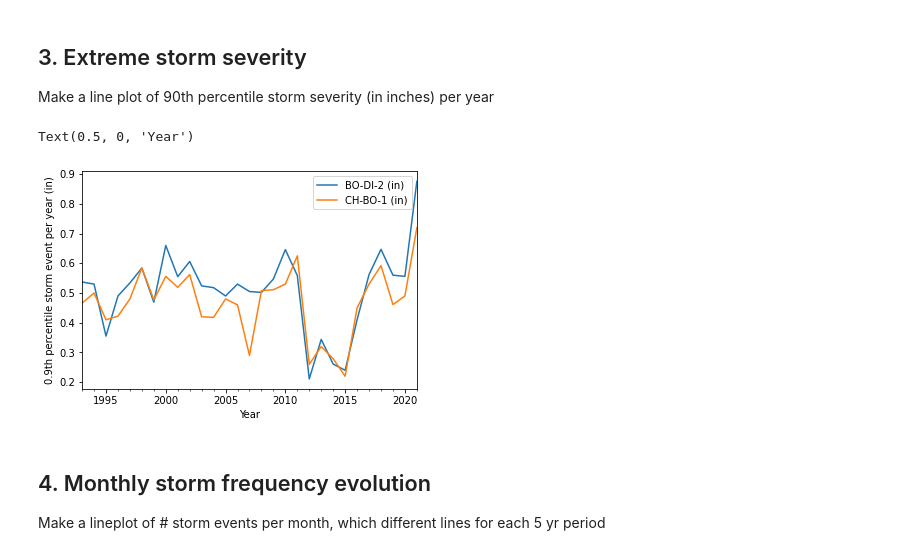
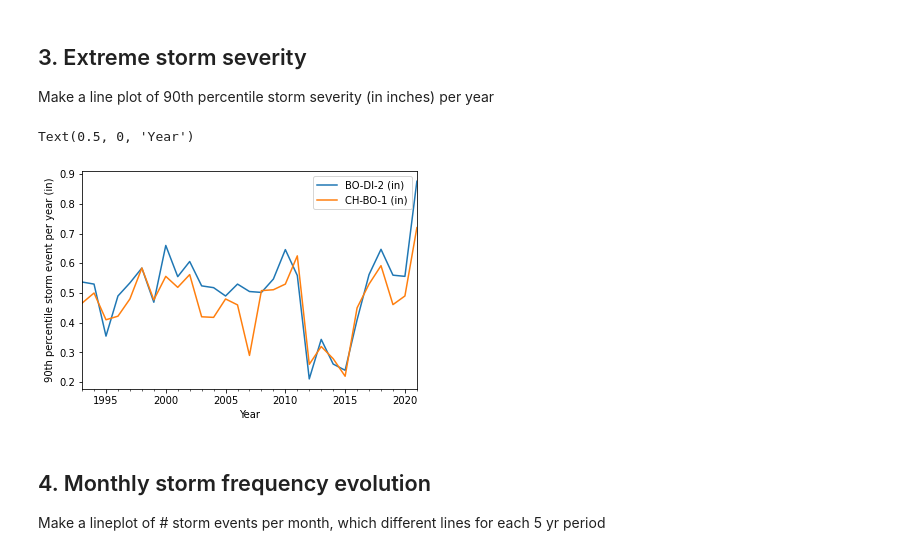
Before and after one commit to nesanders/mywra_precipitation_2022, a Jupyter notebook: 2022_05_24_MyRWA_29yr_Precipitation_Analysis.ipynb, the cells around one changed output. Drawn from its saved outputs; the diff is of its cells as text; code cells hidden in the pictures.

```diff
--- a/2022_05_24_MyRWA_29yr_Precipitation_Analysis.ipynb
+++ b/2022_05_24_MyRWA_29yr_Precipitation_Analysis.ipynb
@@ -78,22 +85,22 @@ data_df = read_excel_from_google_drive(DATA_FILE_URL)
 # %%
 # Minor formatting tweaks
-data_df.rename(columns={'Date/Time': 'time'}, inplace=True)
-data_df.set_index('time', inplace=True)
+precip_data_df.rename(columns={'Date/Time': 'time'}, inplace=True)
+precip_data_df.set_index('time', inplace=True)
 # %%
-LOCATIONS = data_df.columns.tolist()
+LOCATIONS = precip_data_df.columns.tolist()
 print(LOCATIONS)
 # %% [output]
 ['BO-DI-2 (in)', 'CH-BO-1 (in)']
 # %%
 # Ensure sorting
-data_df.sort_index(inplace=True)
+precip_data_df.sort_index(inplace=True)
 
 # Ensure consistent sampling
-template_spacing = (data_df.index[1] - data_df.index[0]).seconds
+template_spacing = (precip_data_df.index[1] - precip_data_df.index[0]).seconds
 np.testing.assert_allclose(
-    (data_df.index[1:] - data_df.index[:-1]).seconds,
-    np.ones(len(data_df) - 1) * template_spacing,
-    err_msg="Spacing of data_df timestamps is not uniform",
+    (precip_data_df.index[1:] - precip_data_df.index[:-1]).seconds,
+    np.ones(len(precip_data_df) - 1) * template_spacing,
+    err_msg="Spacing of precip_data_df timestamps is not uniform",
     atol=1)
 # %%
 # Run storm finding algorithm
@@ -101,7 +108,7 @@ np.testing.assert_allclose(
 storm_dfs = {}
 for col in LOCATIONS:
     print(f'Extracting storms from {col}')
-    storm_dfs[col] = extract_storm_events(data_df.loc[:, col])
+    storm_dfs[col] = extract_storm_events(precip_data_df.loc[:, col])
 # %% [output]
 Extracting storms from BO-DI-2 (in)
 Extracting storms from CH-BO-1 (in)
@@ -195,11 +239,11 @@ storm_df_samp_quantile = pd.DataFrame({
 })
 # %%
 storm_df_samp_quantile.plot()
-plt.ylabel(f'{QUANTILE}th percentile storm event per year (in)')
+plt.ylabel(f'{int(QUANTILE*100)}th percentile storm event per year (in)')
 plt.xlabel('Year')
 # %% [output]
 Text(0.5, 0, 'Year')
-[figure, old version]
+[figure, new version]
 # %% [markdown]
 ## 4. Monthly storm frequency evolution
 
```
Also changed, not shown: parts of 28 cells of this notebook.
